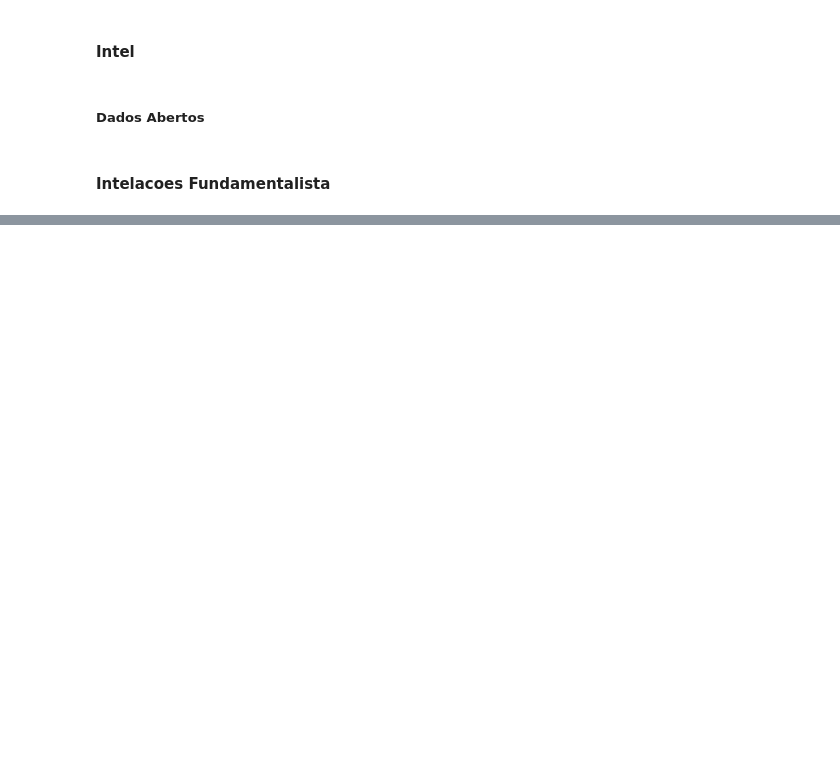
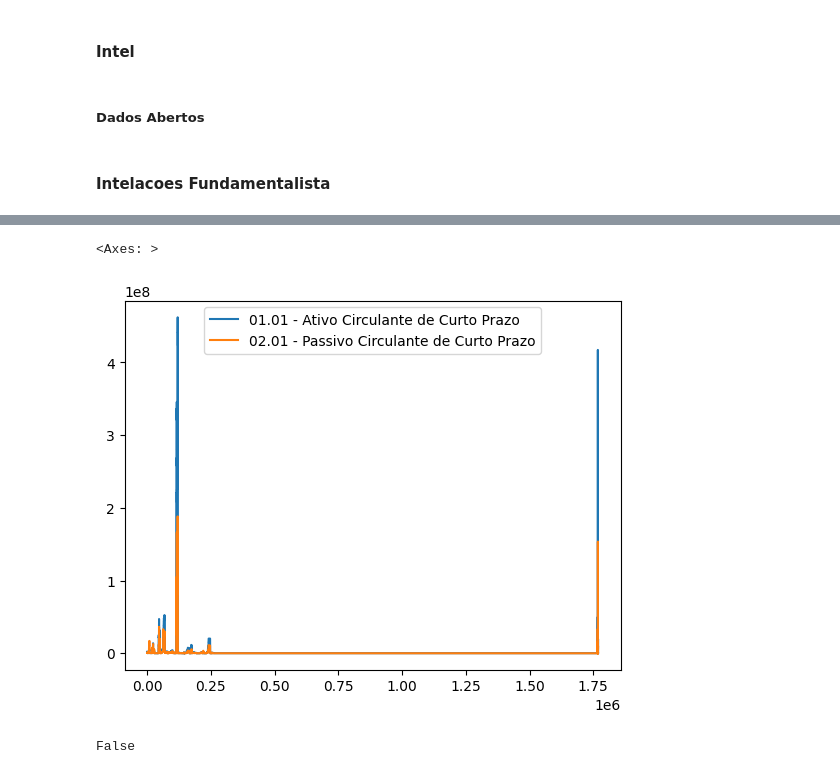
Before and after one commit to faustostangler/DSH, a Jupyter notebook: read_cvm.ipynb, the cells around one changed output, grey strips where cells are left out. Saved outputs shown, nothing was run; the diff lists cells and outputs as text; code cells hidden in the pictures; blank space fills up the shorter version.

Commit message:
bigdata

```diff
--- a/read_cvm.ipynb
+++ b/read_cvm.ipynb
@@ -697,0 +925,3 @@ dfc[mask][cols].drop_duplicates()
+# %%
+quotes = run.load_pkl(f'{b3.app_folder}quotes')
+fund = run.load_pkl(f'{b3.app_folder}fund')
@@ -697,0 +983,27 @@ dfc[mask][cols].drop_duplicates()
+# %%
+# Load data subset
+df_fund = fund['BENS INDUSTRIAIS']
+
+# Data preprocessing
+# Convert specific columns to object type
+df_fund[['VERSAO', 'CD_CVM']] = df_fund[['VERSAO', 'CD_CVM']].astype('object')
+
+# Convert 'DT_REFER' to datetime format
+df_fund['DT_REFER'] = pd.to_datetime(df_fund['DT_REFER'])
+
+# Pivot for CD_CONTA
+df_cd_conta = df_fund.pivot_table(index=['DT_REFER', 'PREGAO'],
+                                  columns=['CD_CONTA', 'DS_CONTA'],
+                                  values='VL_CONTA',
+                                  aggfunc='sum').reset_index()
+
+# Flatten the multi-level columns after pivot
+df_cd_conta.columns = [' - '.join(col).strip(' - ') for col in df_cd_conta.columns.values]
+
+# Extract unique combinations of DT_REFER and PREGAO without the account details and get an unique mapping between the dates, PREGAO, and the pivoted account data.
+df_unique = df_fund.reset_index(drop=True).drop_duplicates(subset=['DT_REFER', 'PREGAO']).drop(['CD_CONTA', 'DS_CONTA', 'VL_CONTA'], axis=1)
+df_merged = pd.merge(df_unique, df_cd_conta, on=['DT_REFER', 'PREGAO'])
+
+# Set index and handle missing values
+df_merged = df_merged.set_index(['DT_REFER', 'PREGAO'], drop=True)
+df_merged = df_merged.fillna(0)
@@ -697,0 +1027,2 @@ dfc[mask][cols].drop_duplicates()
+# %%
+result = pd.merge(bigdata.reset_index(), df_merged.reset_index(), left_on=['Date', 'PREGAO'], right_on=['DT_REFER', 'PREGAO'], how='outer')
@@ -697,0 +1083,19 @@ dfc[mask][cols].drop_duplicates()
+# %%
+result[['01.01 - Ativo Circulante de Curto Prazo', '02.01 - Passivo Circulante de Curto Prazo']].ffill().bfill().plot()
+# %% [output]
+<Axes: >
+[figure, added]
+# %%
+# Ensure both columns are of the same data type
+result['Date'] = pd.to_datetime(result['Date'])
+result['DT_REFER'] = pd.to_datetime(result['DT_REFER'])
+
+# Compare the two columns
+are_equal = (result['Date'] == result['DT_REFER'])
+
+# Check if all values are True
+all_equal = are_equal.all()
+
+print(all_equal)
+# %% [output]
+False
```
Also changed, not shown: parts of 47 cells of this notebook, 6 other files.
